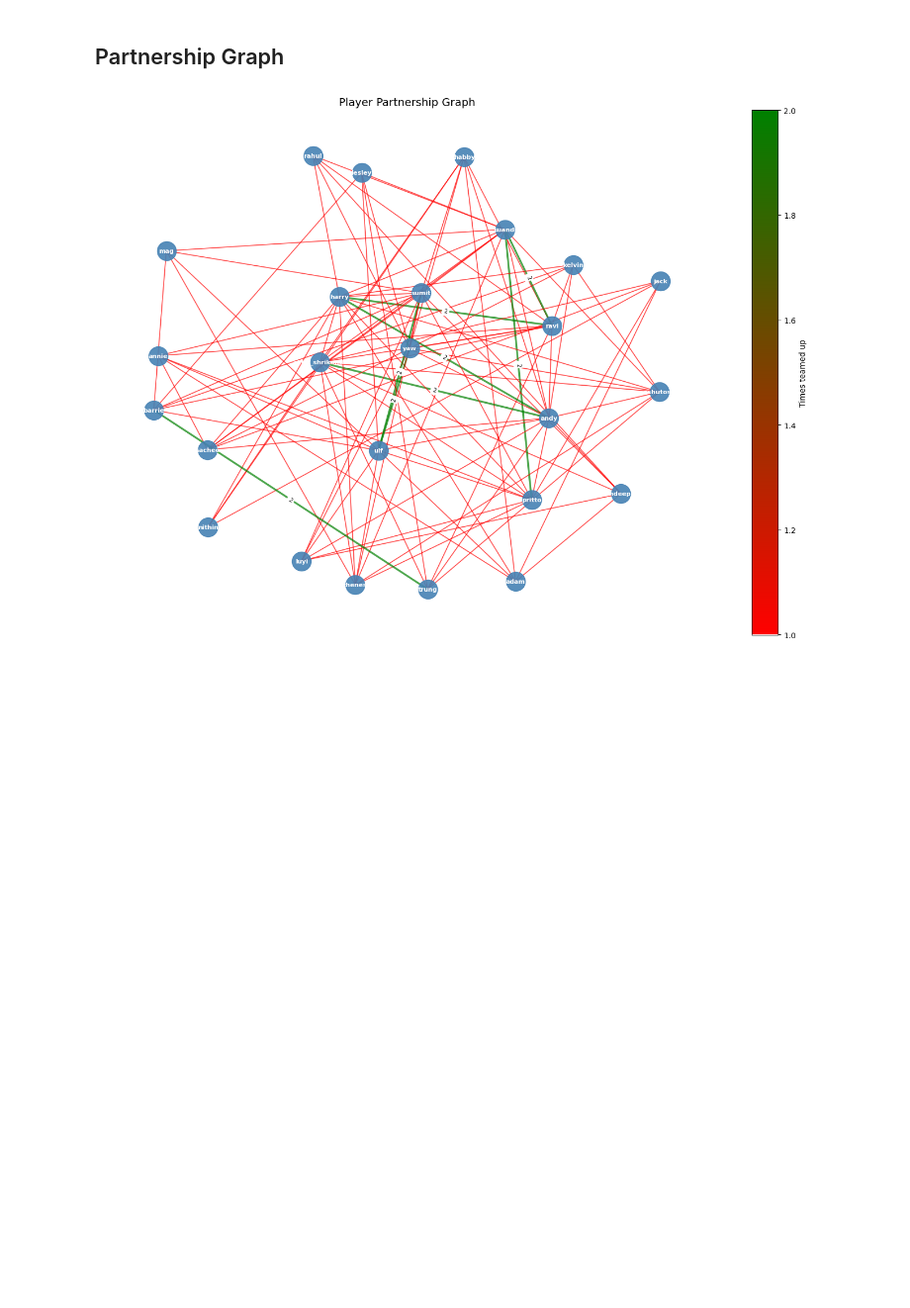
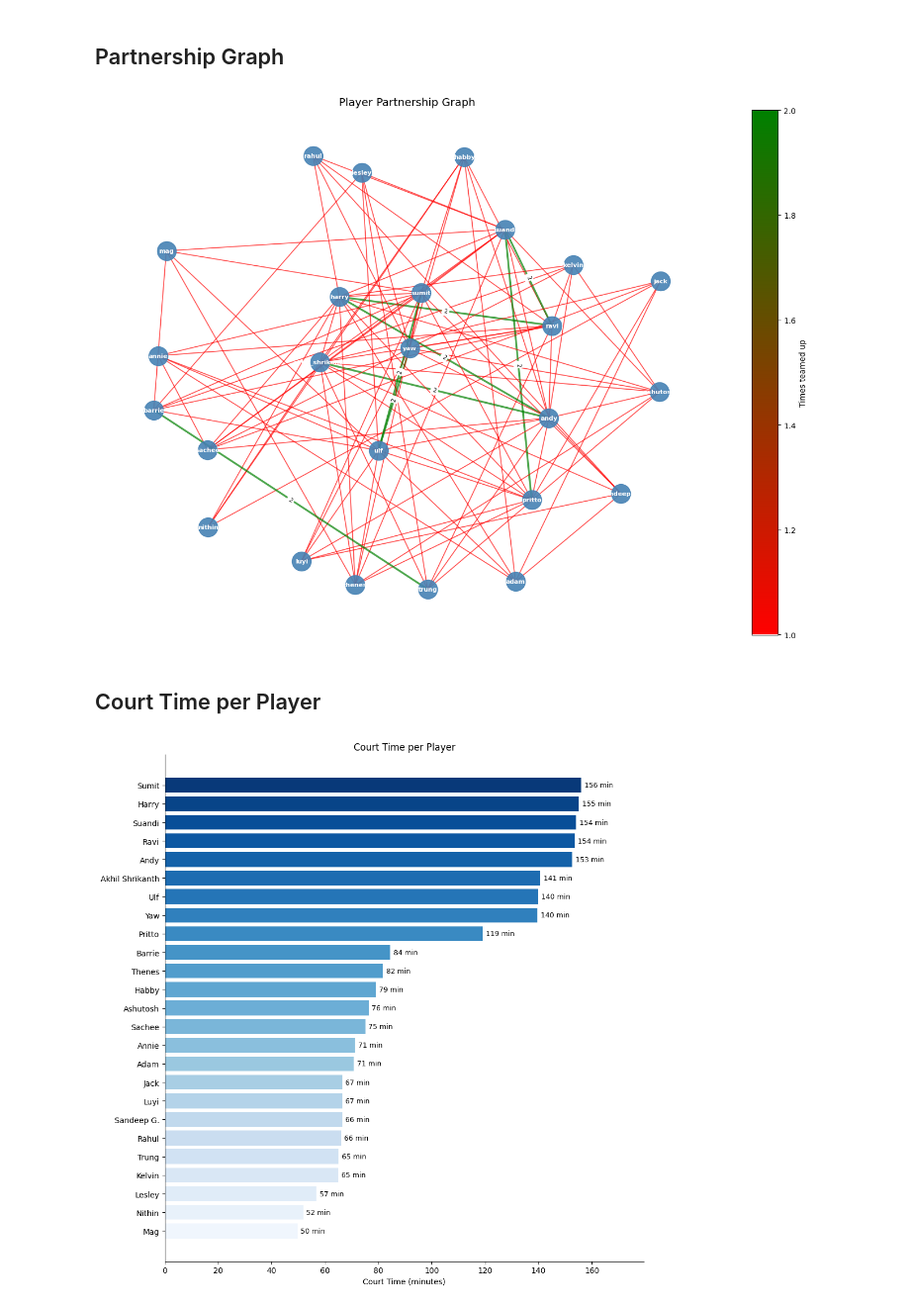
Before and after one commit to aviraljain99/badminton-or, a Jupyter notebook: notebooks/visualizations.ipynb, the cells around one changed output. Shown at 99% size. Cells and saved outputs as stored; diff of their text form; code cells hidden in the pictures; blank space fills up the shorter version.

```diff
--- a/notebooks/visualizations.ipynb
+++ b/notebooks/visualizations.ipynb
@@ -124,3 +124,55 @@ plt.tight_layout()
 plt.show()
 # %% [output]
 [figure]
+# %% [markdown]
+## Court Time per Player
+# %%
+con = sqlite3.connect('../data/games.db')
+court_time_df = pd.read_sql_query(
+    """
+    SELECT p.player_name, SUM(duration_min) AS court_time_min
+    FROM (
+        SELECT team1_player1 AS player_id,
+               (julianday(end_time) - julianday(start_time)) * 1440 AS duration_min
+        FROM games WHERE status IN ('finished', 'abandoned')
+          AND start_time IS NOT NULL AND end_time IS NOT NULL
+        UNION ALL
+        SELECT team1_player2,
+               (julianday(end_time) - julianday(start_time)) * 1440
+        FROM games WHERE status IN ('finished', 'abandoned')
+          AND start_time IS NOT NULL AND end_time IS NOT NULL
+        UNION ALL
+        SELECT team2_player1,
+               (julianday(end_time) - julianday(start_time)) * 1440
+        FROM games WHERE status IN ('finished', 'abandoned')
+          AND start_time IS NOT NULL AND end_time IS NOT NULL
+        UNION ALL
+        SELECT team2_player2,
+               (julianday(end_time) - julianday(start_time)) * 1440
+        FROM games WHERE status IN ('finished', 'abandoned')
+          AND start_time IS NOT NULL AND end_time IS NOT NULL
+    ) AS player_times
+    JOIN players p USING (player_id)
+    GROUP BY player_id
+    ORDER BY court_time_min DESC
+    """,
+    con,
+)
+con.close()
+
+fig, ax = plt.subplots(figsize=(10, max(5, len(court_time_df) * 0.4)))
+bars = ax.barh(
+    court_time_df['player_name'],
+    court_time_df['court_time_min'],
+    color=sns.color_palette('Blues_r', len(court_time_df)),
+)
+ax.bar_label(bars, fmt='%.0f min', padding=4, fontsize=9)
+ax.set_xlabel('Court Time (minutes)')
+ax.set_title('Court Time per Player')
+ax.invert_yaxis()
+ax.set_xlim(0, court_time_df['court_time_min'].max() * 1.15)
+sns.despine()
+plt.tight_layout()
+plt.show()
+# %% [output]
+[figure, added]
```
Also changed, not shown: 21 other files.
